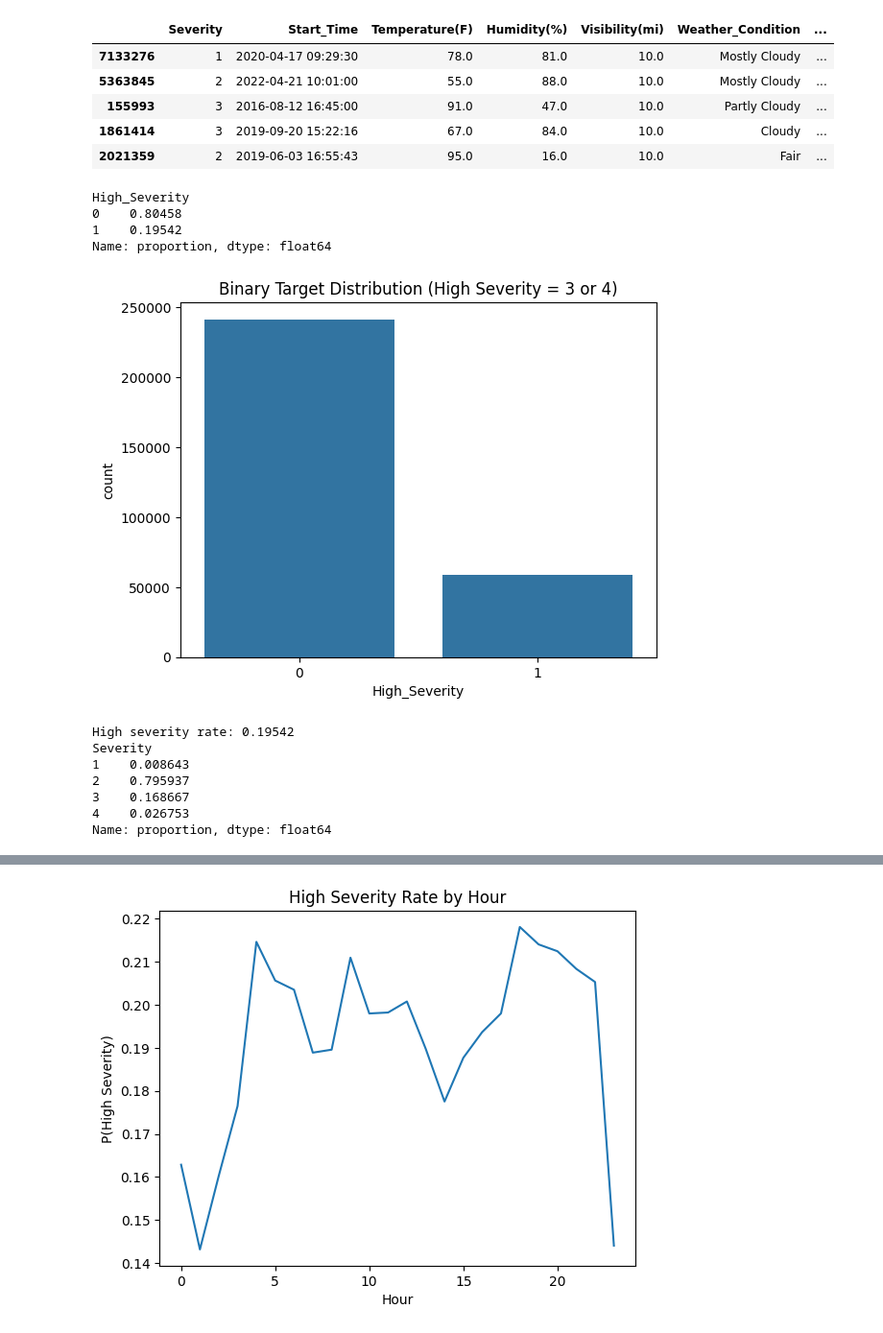
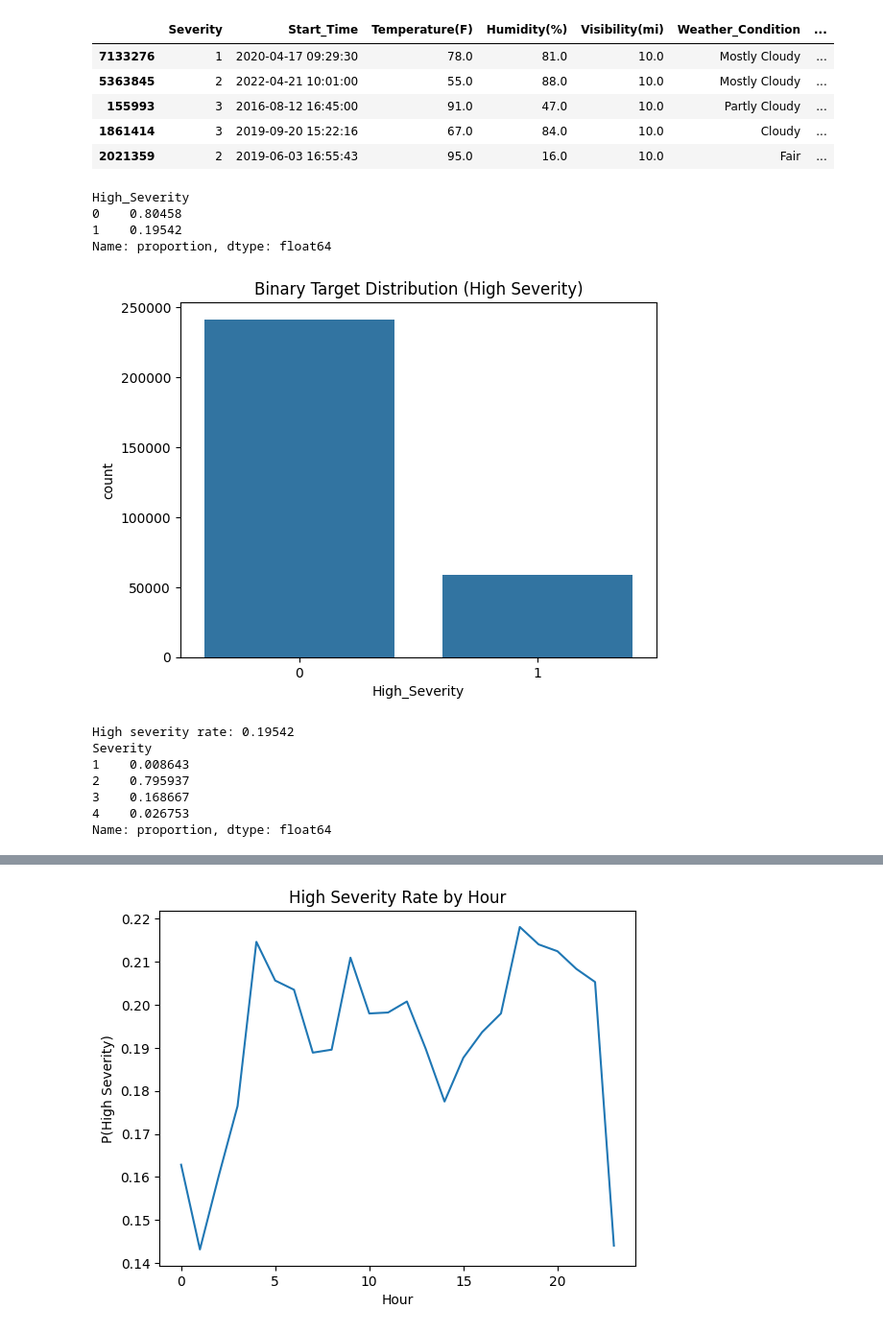
Before and after one commit to ORive09/Capstone_ProjectMDS2026, a Jupyter notebook: capstone_project.ipynb, the cells around one changed output, grey strips where cells are left out. Shown at 96% size. Cells and saved outputs as stored; diff of their text form; code cells hidden in the pictures.

```diff
--- a/capstone_project.ipynb
+++ b/capstone_project.ipynb
@@ -127,22 +142,25 @@ Dropped 0 rows due to invalid Start_Time (0.000%)
 | 1861414 | 3 | 2019-09-20 15:22:16 | 67.0 | 84.0 | 10.0 | Cloudy | ... |
 | 2021359 | 2 | 2019-06-03 16:55:43 | 95.0 | 16.0 | 10.0 | Fair | ... |
 # %%
-# Create Binary Target (Low Vs HIGH Severity)
+# ==========================================
+# 6) Create Binary Target (High Severity = 3 or 4)
+# ==========================================
 df["High_Severity"] = (df["Severity"] >= 3).astype(int)
 print(df["High_Severity"].value_counts(normalize=True))
 
 sns.countplot(x="High_Severity", data=df)
-plt.title("Binary Target Distribution (High Severity = 3 or 4)")
+plt.title("Binary Target Distribution (High Severity)")
 plt.show()
 
+# idk if we rlly need this below
 print("High severity rate:", df["High_Severity"].mean())
 print(df["Severity"].value_counts(normalize=True).sort_index())
 # %% [output]
 High_Severity
 0    0.80458
 1    0.19542
 Name: proportion, dtype: float64
-[figure, old version]
+[figure, new version]
 High severity rate: 0.19542
 Severity
 1    0.008643
```
Also changed, not shown: parts of 15 cells of this notebook.
